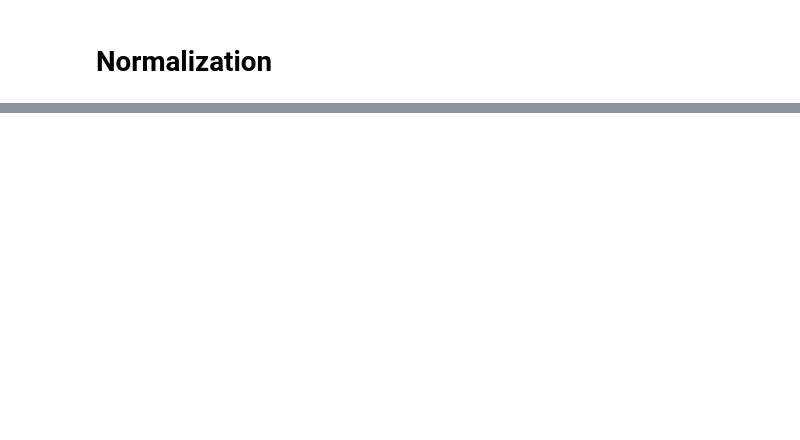
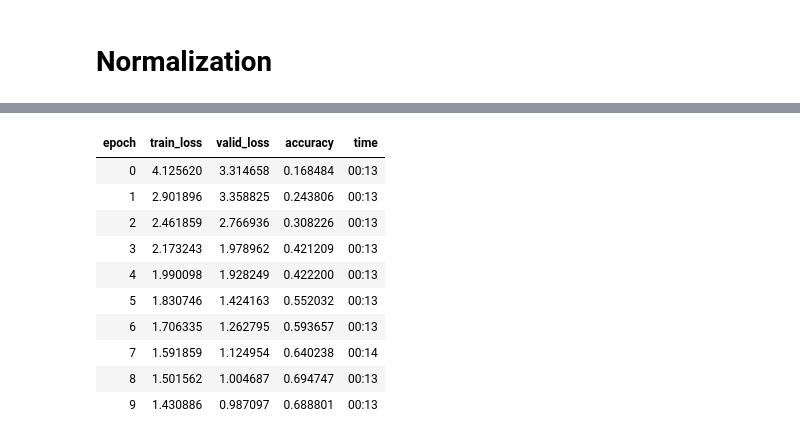
Before and after one commit to omlnaut/fastai, a Jupyter notebook: chapter7_state_of_the_art.ipynb, the cells around one changed output, grey strips where cells are left out. Saved outputs shown, nothing was run; the diff lists cells and outputs as text; code cells hidden in the pictures; blank space fills up the shorter version.

```diff
--- a/chapter7_state_of_the_art.ipynb
+++ b/chapter7_state_of_the_art.ipynb
@@ -52,0 +63,11 @@ learn.fit_one_cycle(5, 3e-3)
+# %%
+def get_dls(bs, size):
+    dblock = DataBlock(blocks=(ImageBlock(), CategoryBlock()),
+                   get_x=ColReader(0),
+                   get_y=ColReader(1),
+                   splitter=ColSplitter(),
+                   item_tfms=Resize(460),
+                   batch_tfms=[*aug_transforms(size=size, min_scale=.75),
+                              Normalize.from_stats(*imagenet_stats)]
+                  )
+    return dblock.dataloaders(small_df, bs=bs)
@@ -52,0 +138,16 @@ learn.fit_one_cycle(5, 3e-3)
+# %%
+dls = get_dls(128, 128)
+learn = Learner(dls, xresnet50(), loss_func=CrossEntropyLossFlat(), metrics=accuracy, cbs=MixUp)
+learn.fit_one_cycle(10, 3e-3)
+# %% [output]
+| epoch | train_loss | valid_loss | accuracy | time |
+| 0 | 4.125620 | 3.314658 | 0.168484 | 00:13 |
+| 1 | 2.901896 | 3.358825 | 0.243806 | 00:13 |
+| 2 | 2.461859 | 2.766936 | 0.308226 | 00:13 |
+| 3 | 2.173243 | 1.978962 | 0.421209 | 00:13 |
+| 4 | 1.990098 | 1.928249 | 0.422200 | 00:13 |
+| 5 | 1.830746 | 1.424163 | 0.552032 | 00:13 |
+| 6 | 1.706335 | 1.262795 | 0.593657 | 00:13 |
+| 7 | 1.591859 | 1.124954 | 0.640238 | 00:14 |
+| 8 | 1.501562 | 1.004687 | 0.694747 | 00:13 |
+| 9 | 1.430886 | 0.987097 | 0.688801 | 00:13 |
```
Also changed, not shown: parts of 18 cells of this notebook, 1 other file.
